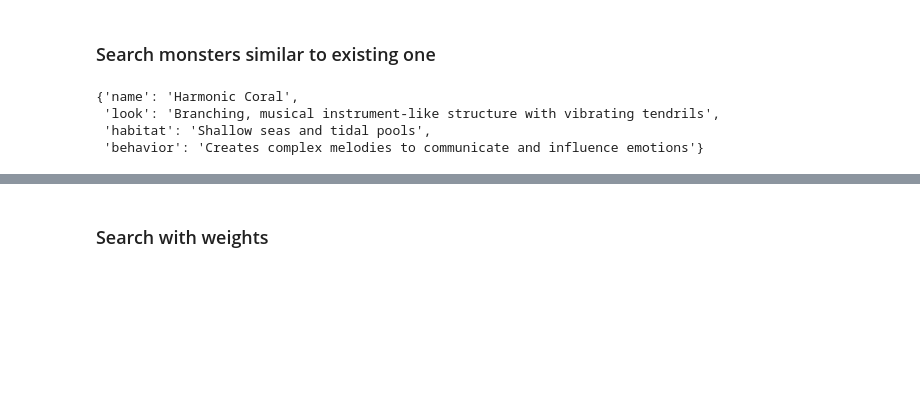
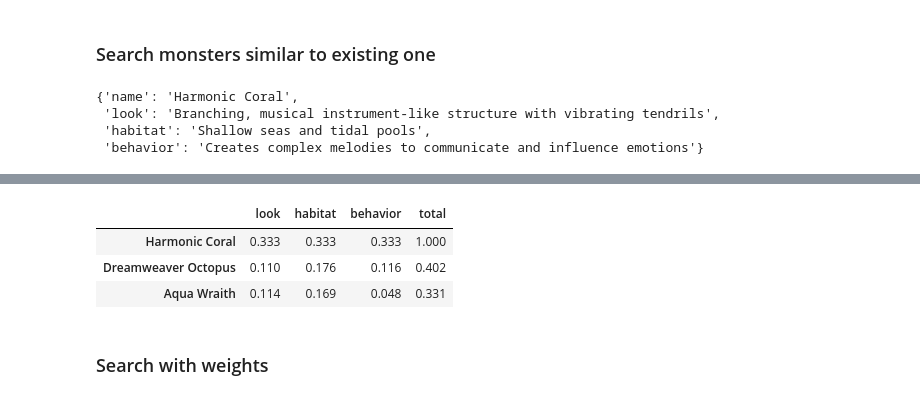
Before and after one commit to superlinked/article-multi-attribute-search, a Jupyter notebook: notebook.ipynb, the cells around one changed output, grey strips where cells are left out. Saved outputs shown, nothing was run; the diff lists cells and outputs as text; code cells hidden in the pictures; blank space fills up the shorter version.

```diff
--- a/notebook.ipynb
+++ b/notebook.ipynb
@@ -49,3 +51,8 @@ queries
 # %%
 LIMIT = 3
 MODEL_NAME = "sentence-transformers/all-mpnet-base-v2"
+# %%
+from sentence_transformers import SentenceTransformer
+
+EMBEDDING_DIMENSION = SentenceTransformer(MODEL_NAME).get_sentence_embedding_dimension()
+print(EMBEDDING_DIMENSION)
@@ -277,6 +340,22 @@ format_result(result)
 | Harmonic Coral | 1.000000 | Branching, musical instrument-lik... | Shallow seas and tidal pools | Creates complex melodies to commu... |
 | Dreamweaver Octopus | 0.402288 | Cephalopod with tentacles that sh... | Deep ocean trenches and underwate... | Influences the dreams of nearby c... |
 | Aqua Wraith | 0.330869 | Translucent humanoid figure made ... | Rivers, lakes, and coastal areas | Shapeshifts to blend with water b... |
+# %%
+params = {"limit": LIMIT, **default_weights}
+query_vector = get_query_vector(
+    monster_index, app, monster_query.with_vector(monster, "Harmonic Coral"), params
+)
+ids = [entry.stored_object["id"] for entry in result.entries]
+vc = vector_sampler.get_vectors_by_ids(
+    id_=ids, index=monster_index, schema=monster
+).vectors
+
+get_scores(ids, query_vector, vc)
+# %% [output]
+|  | look | habitat | behavior | total |
+| Harmonic Coral | 0.333 | 0.333 | 0.333 | 1.000 |
+| Dreamweaver Octopus | 0.110 | 0.176 | 0.116 | 0.402 |
+| Aqua Wraith | 0.114 | 0.169 | 0.048 | 0.331 |
 # %% [markdown]
 ### Search with weights
 # %%
```
Also changed, not shown: parts of 9 cells of this notebook.
